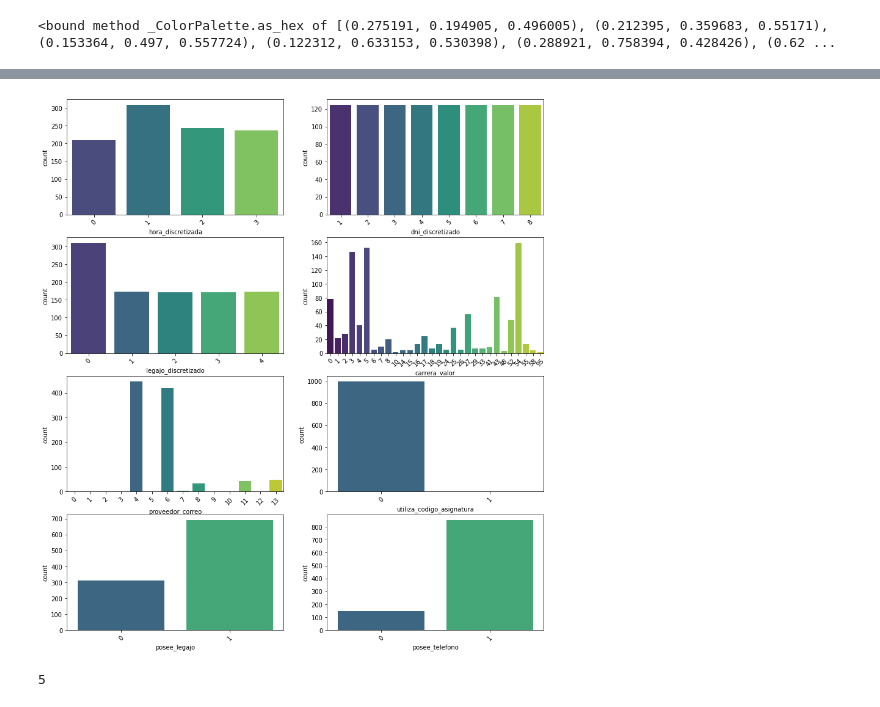
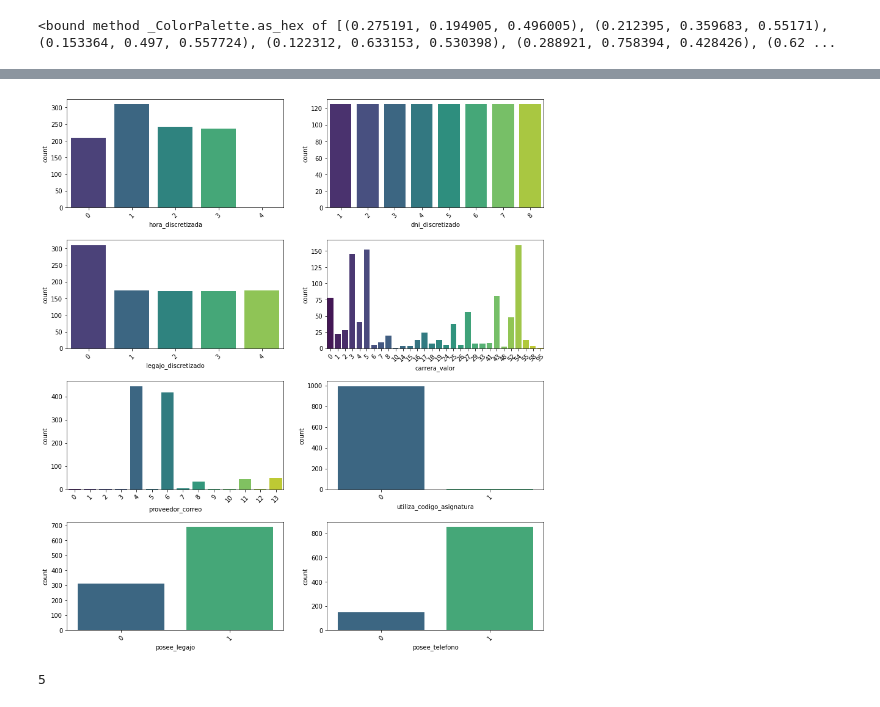
Before and after one commit to jumafernandez/clasificacion_correos, a Jupyter notebook: tesis/notebooks/02-analisis_exploratorio.ipynb, the cells around one changed output, grey strips where cells are left out. Drawn from its saved outputs; the diff is of its cells as text; code cells hidden in the pictures.

```diff
--- a/tesis/notebooks/02-analisis_exploratorio.ipynb
+++ b/tesis/notebooks/02-analisis_exploratorio.ipynb
@@ -276,15 +304,19 @@ plt.show()
 # %%
 categorical = ['hora_discretizada', 'dni_discretizado', 'legajo_discretizado', 'carrera_valor', 'proveedor_correo', 'utiliza_codigo_asignatura', 'posee_legajo', 'posee_telefono']
 
 fig, ax = plt.subplots(4, 2, figsize=(14, 16))
+fig.subplots_adjust(hspace=0.3)
 plt.ylabel("Cantidad de correos")
 for variable, subplot in zip(categorical, ax.flatten()):
-    sns.countplot(correos[variable], ax=subplot, palette="viridis")
-    print()
+    if variable == 'hora_discretizada':
+      sns.countplot(correos[variable], ax=subplot, palette="viridis", order=[0, 1, 2, 3, 4])
+    else:
+      sns.countplot(correos[variable], ax=subplot, palette="viridis")
+
     for label in subplot.get_xticklabels():
         label.set_rotation(45)
 # %% [output]
-[figure, old version]
+[figure, new version]
 # %%
 sum(correos.utiliza_codigo_asignatura)
 # %% [output]
```
Also changed, not shown: parts of 8 cells of this notebook.
